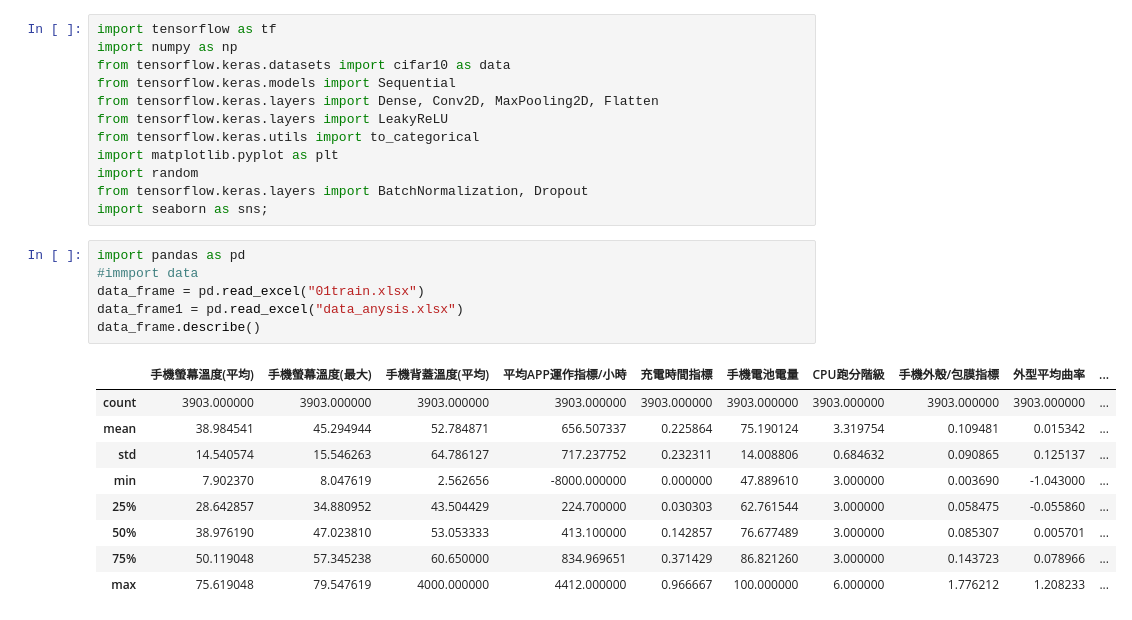
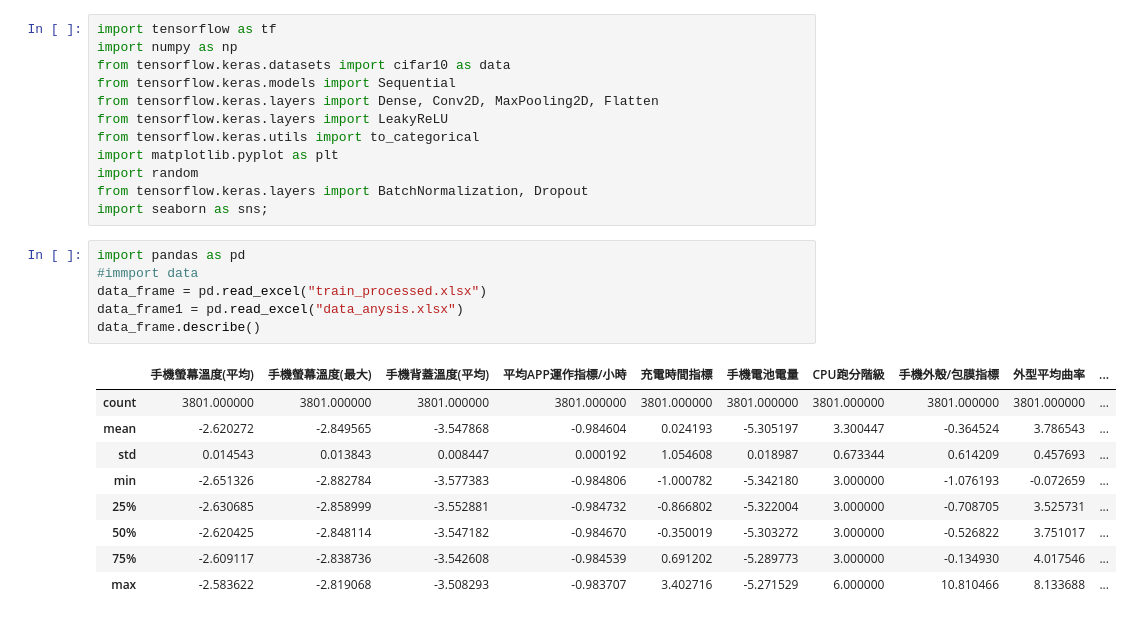
Before and after one commit to jeremy4111/ai, a Jupyter notebook: nn.ipynb, the cells around one changed output. Drawn from its saved outputs; the diff is of its cells as text.

```diff
--- a/nn.ipynb
+++ b/nn.ipynb
@@ -13,16 +13,16 @@ import seaborn as sns;
 # %%
 import pandas as pd
 #immport data
-data_frame = pd.read_excel("01train.xlsx")
+data_frame = pd.read_excel("train_processed.xlsx")
 data_frame1 = pd.read_excel("data_anysis.xlsx")
 data_frame.describe()
 # %% [output]
 |  | 手機螢幕溫度(平均) | 手機螢幕溫度(最大) | 手機背蓋溫度(平均) | 平均APP運作指標/小時 | 充電時間指標 | 手機電池電量 | CPU跑分階級 | 手機外殼/包膜指標 | 外型平均曲率 | ... |
-| count | 3903.000000 | 3903.000000 | 3903.000000 | 3903.000000 | 3903.000000 | 3903.000000 | 3903.000000 | 3903.000000 | 3903.000000 | ... |
-| mean | 38.984541 | 45.294944 | 52.784871 | 656.507337 | 0.225864 | 75.190124 | 3.319754 | 0.109481 | 0.015342 | ... |
-| std | 14.540574 | 15.546263 | 64.786127 | 717.237752 | 0.232311 | 14.008806 | 0.684632 | 0.090865 | 0.125137 | ... |
-| min | 7.902370 | 8.047619 | 2.562656 | -8000.000000 | 0.000000 | 47.889610 | 3.000000 | 0.003690 | -1.043000 | ... |
-| 25% | 28.642857 | 34.880952 | 43.504429 | 224.700000 | 0.030303 | 62.761544 | 3.000000 | 0.058475 | -0.055860 | ... |
-| 50% | 38.976190 | 47.023810 | 53.053333 | 413.100000 | 0.142857 | 76.677489 | 3.000000 | 0.085307 | 0.005701 | ... |
-| 75% | 50.119048 | 57.345238 | 60.650000 | 834.969651 | 0.371429 | 86.821260 | 3.000000 | 0.143723 | 0.078966 | ... |
-| max | 75.619048 | 79.547619 | 4000.000000 | 4412.000000 | 0.966667 | 100.000000 | 6.000000 | 1.776212 | 1.208233 | ... |
+| count | 3801.000000 | 3801.000000 | 3801.000000 | 3801.000000 | 3801.000000 | 3801.000000 | 3801.000000 | 3801.000000 | 3801.000000 | ... |
+| mean | -2.620272 | -2.849565 | -3.547868 | -0.984604 | 0.024193 | -5.305197 | 3.300447 | -0.364524 | 3.786543 | ... |
+| std | 0.014543 | 0.013843 | 0.008447 | 0.000192 | 1.054608 | 0.018987 | 0.673344 | 0.614209 | 0.457693 | ... |
+| min | -2.651326 | -2.882784 | -3.577383 | -0.984806 | -1.000782 | -5.342180 | 3.000000 | -1.076193 | -0.072659 | ... |
+| 25% | -2.630685 | -2.858999 | -3.552881 | -0.984732 | -0.866802 | -5.322004 | 3.000000 | -0.708705 | 3.525731 | ... |
+| 50% | -2.620425 | -2.848114 | -3.547182 | -0.984670 | -0.350019 | -5.303272 | 3.000000 | -0.526822 | 3.751017 | ... |
+| 75% | -2.609117 | -2.838736 | -3.542608 | -0.984539 | 0.691202 | -5.289773 | 3.000000 | -0.134930 | 4.017546 | ... |
+| max | -2.583622 | -2.819068 | -3.508293 | -0.983707 | 3.402716 | -5.271529 | 6.000000 | 10.810466 | 8.133688 | ... |
```
Also changed, not shown: parts of 27 cells of this notebook.
